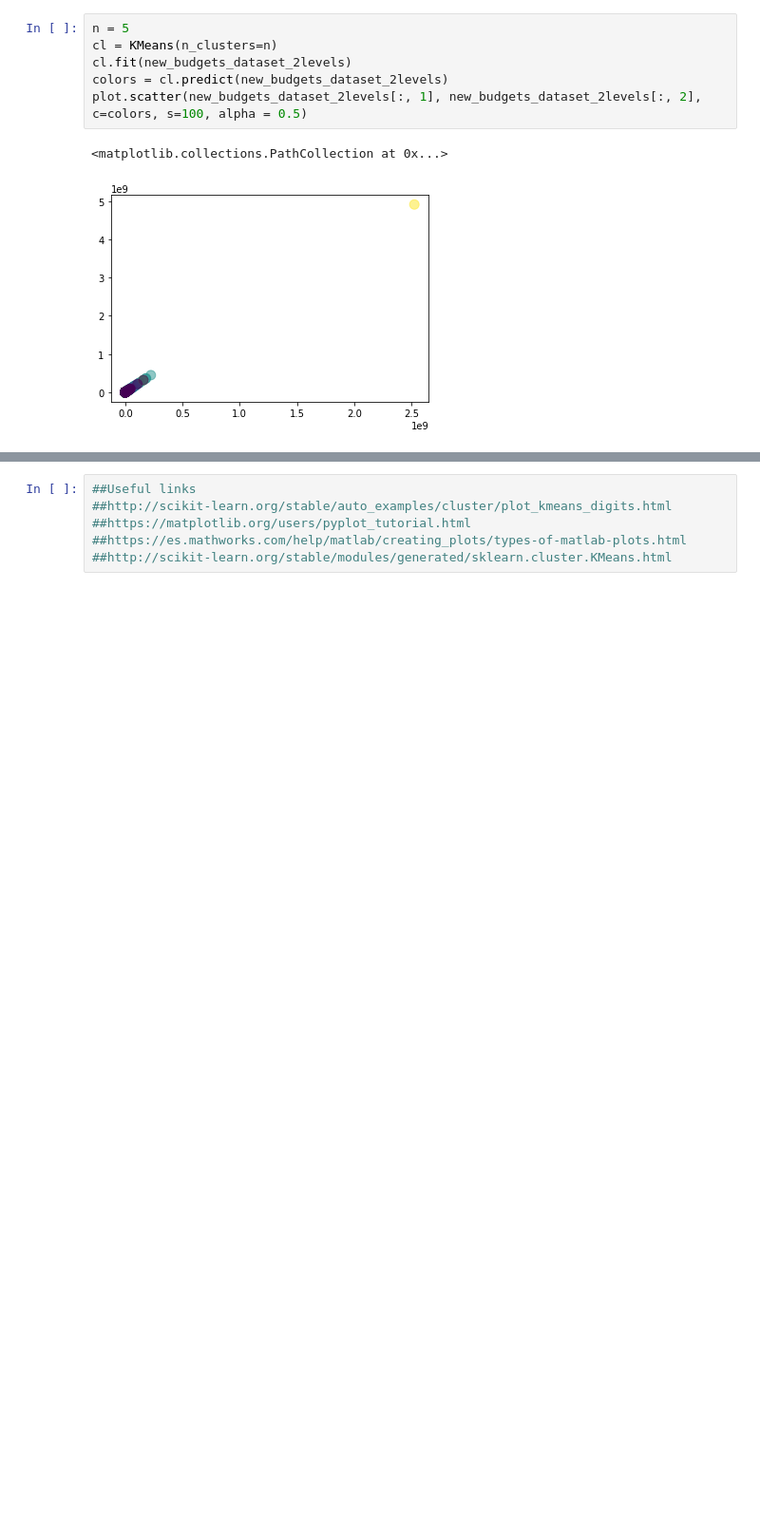
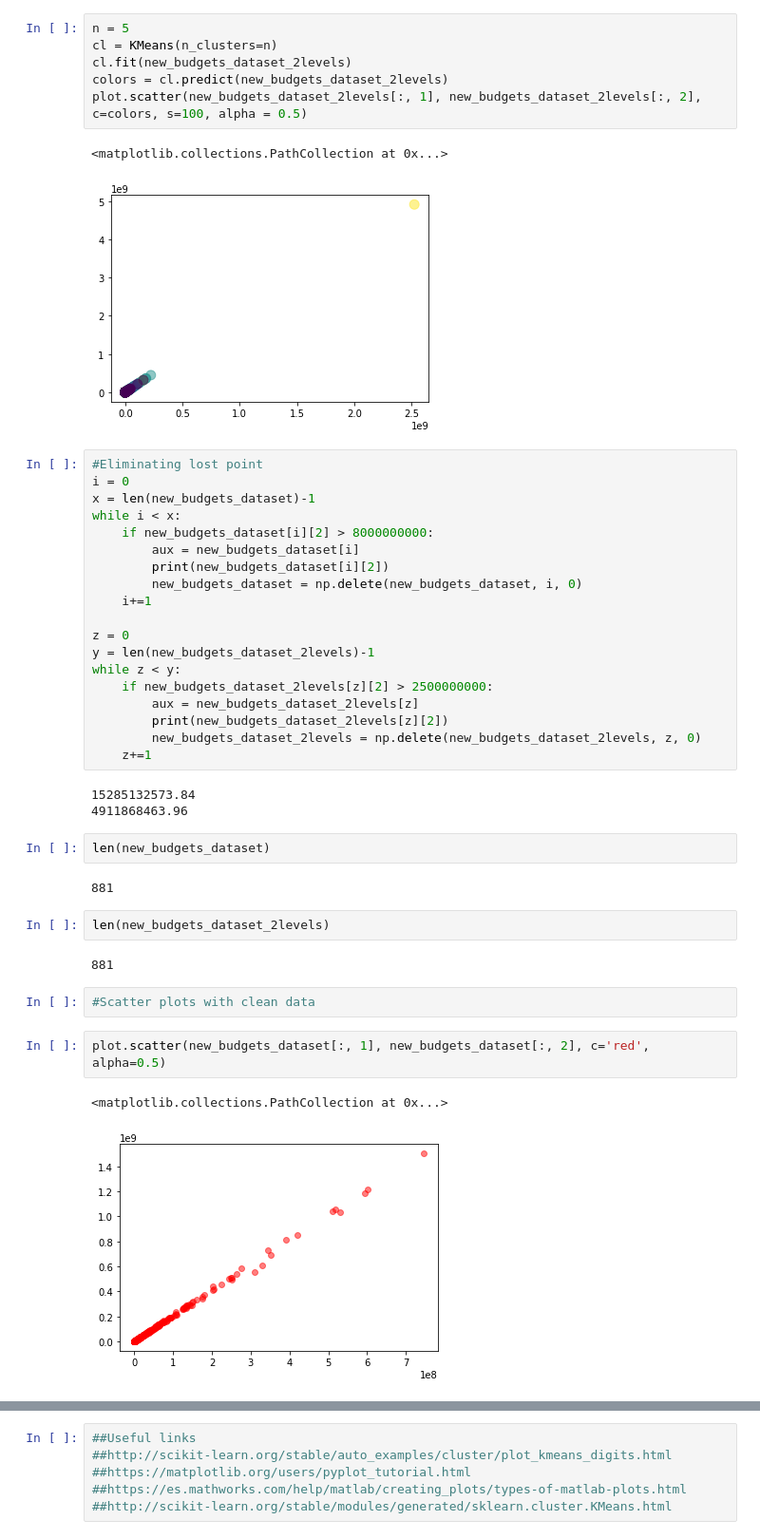
Before and after one commit to BigDataScience17-18/assignment-1-arnaucasanova_alexflores, a Jupyter notebook: Assignment3_Py/assignment3_clustering.ipynb, the cells around one changed output, grey strips where cells are left out. Shown at 95% size. Cells and saved outputs as stored; diff of their text form; blank space fills up the shorter version.

Commit message:
solved lost point problems

```diff
--- a/Assignment3_Py/assignment3_clustering.ipynb
+++ b/Assignment3_Py/assignment3_clustering.ipynb
@@ -320,3 +320,40 @@ plot.scatter(new_budgets_dataset_2levels[:, 1], new_budgets_dataset_2levels[:, 2
 # %% [output]
 <matplotlib.collections.PathCollection at 0x...>
 [figure]
+# %%
+#Eliminating lost point
+i = 0
+x = len(new_budgets_dataset)-1
+while i < x:
+    if new_budgets_dataset[i][2] > 8000000000:
+        aux = new_budgets_dataset[i]
+        print(new_budgets_dataset[i][2])
+        new_budgets_dataset = np.delete(new_budgets_dataset, i, 0)
+    i+=1
+
+z = 0
+y = len(new_budgets_dataset_2levels)-1
+while z < y:
+    if new_budgets_dataset_2levels[z][2] > 2500000000:
+        aux = new_budgets_dataset_2levels[z]
+        print(new_budgets_dataset_2levels[z][2])
+        new_budgets_dataset_2levels = np.delete(new_budgets_dataset_2levels, z, 0)
+    z+=1
+# %% [output]
+15285132573.84
+4911868463.96
+# %%
+len(new_budgets_dataset)
+# %% [output]
+881
+# %%
+len(new_budgets_dataset_2levels)
+# %% [output]
+881
+# %%
+#Scatter plots with clean data
+# %%
+plot.scatter(new_budgets_dataset[:, 1], new_budgets_dataset[:, 2], c='red', alpha=0.5)
+# %% [output]
+<matplotlib.collections.PathCollection at 0x...>
+[figure, added]
```
Also changed, not shown: parts of 8 cells of this notebook.
